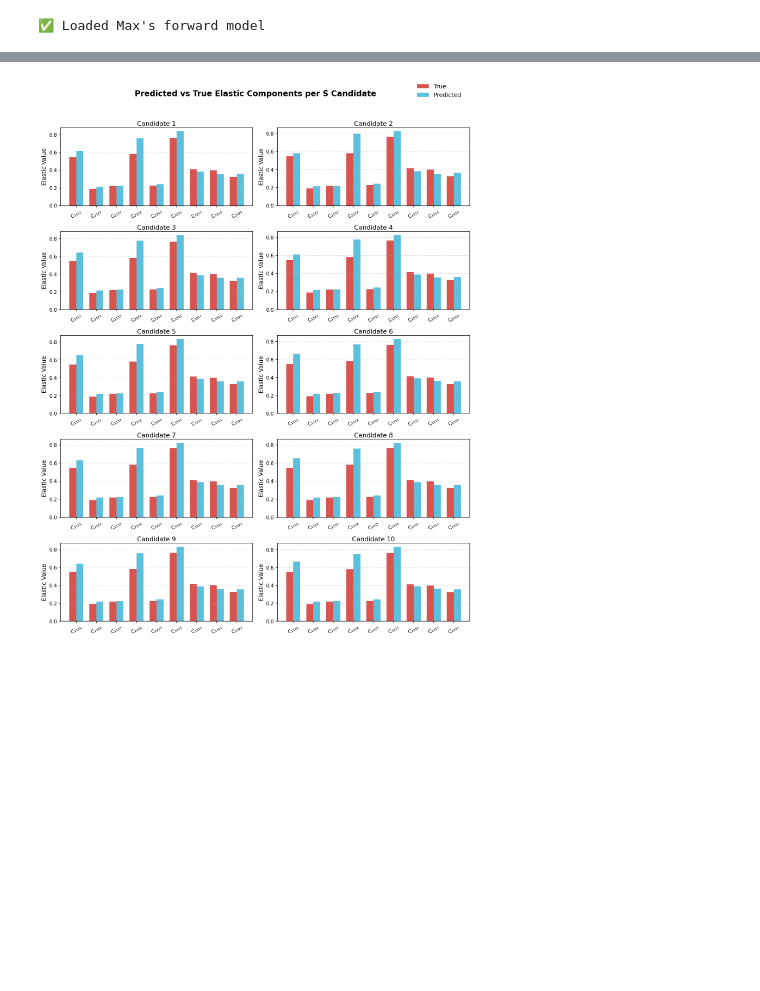
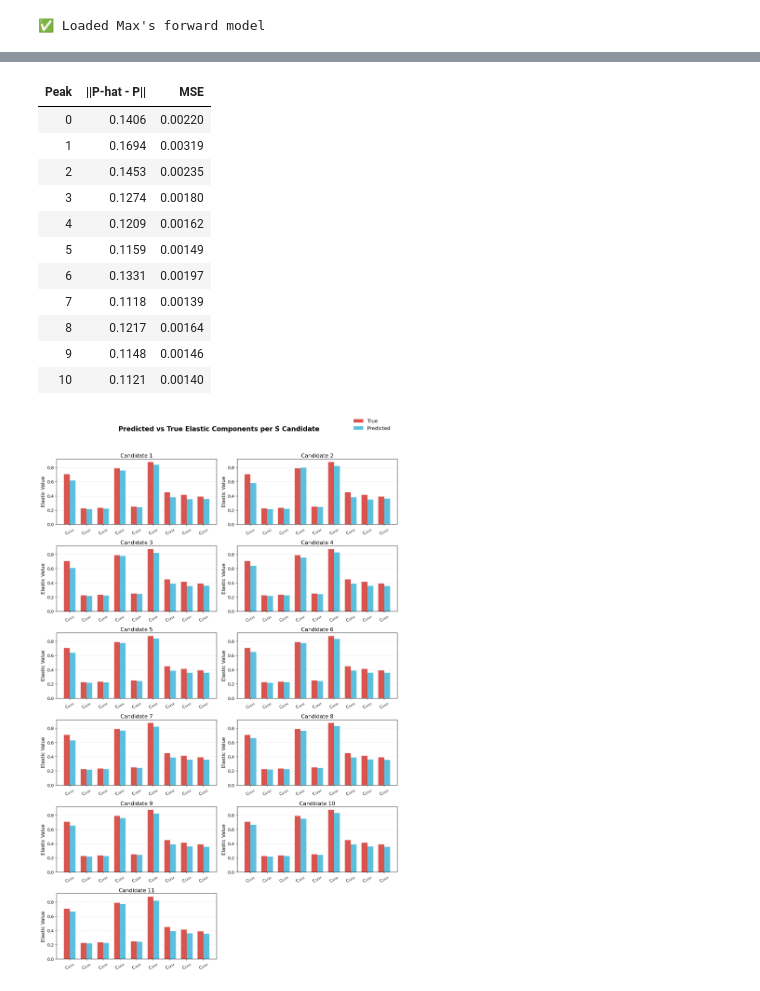
Before and after one commit to ellielin23/inverse_design_spinodoids, a Jupyter notebook: spinodoid_cvae/evaluate.ipynb, the cells around one changed output, grey strips where cells are left out. Cells and saved outputs as stored; diff of their text form; code cells hidden in the pictures; blank space fills up the shorter version.

Commit message:
fix normalization

```diff
--- a/spinodoid_cvae/evaluate.ipynb
+++ b/spinodoid_cvae/evaluate.ipynb
@@ -35,15 +40,11 @@ encoder_path = os.path.join(trial_dir, f"encoder_ckpt_{trial}.pt")
 config_path = os.path.join(trial_dir, f"config_{trial}.txt")
 print(f"✅ Loaded files from trial {trial} for {flow_type} flow")
 
-# trial_dir = f"checkpoints/trial_{trial}"
-# decoder_path = os.path.join(trial_dir, f"decoder_ckpt_{trial}.pt")
-# encoder_path = os.path.join(trial_dir, f"encoder_ckpt_{trial}.pt")
-# config_path = os.path.join(trial_dir, f"config_{trial}.txt")
-# print(f"✅ Loaded files from trial {trial}")
-
 # === load data ===
+target_index = 0
 P_all, S_all = load_dataset(DATA_PATH)
-P_target = P_all[0].unsqueeze(0).to(device)   # (1, P_dim)
-S_true = S_all[0].cpu().numpy()            # (S_dim,)
+P_target = P_all[target_index].unsqueeze(0).to(device)   # (1, P_dim)
+S_true = S_all[target_index].cpu().numpy()            # (S_dim,)
+print(f"✅ Set target index as 8")
 # %% [output]
 ✅ Loaded files from trial 7 for realnvp flow
@@ -59,12 +61,13 @@ P_DIM = config_dict["P_DIM"]
 LATENT_DIM = config_dict["LATENT_DIM"]
 DECODER_HIDDEN_DIMS = config_dict["DECODER_HIDDEN_DIMS"]
 ENCODER_HIDDEN_DIMS = config_dict["ENCODER_HIDDEN_DIMS"]
-USE_ATTENTION = config_dict["USE_ATTENTION"]
+USE_ATTENTION_DECODER = config_dict["USE_ATTENTION_DECODER"]
+USE_ATTENTION_ENCODER = config_dict["USE_ATTENTION_ENCODER"]
 
 # === initialize decoder ===
 decoder = get_decoder(
     use_flow=config_dict.get("USE_FLOW_DECODER", False),
-    use_attention=config_dict.get("USE_ATTENTION", False),
+    use_attention=config_dict.get("USE_ATTENTION_DECODER", False),
     S_dim=config_dict["S_DIM"],
     P_dim=config_dict["P_DIM"],
     latent_dim=config_dict["LATENT_DIM"],
@@ -81,7 +84,7 @@ print("✅ Loaded decoder from trial", trial)
 
 # === initialize encoder (for latent space visualization) ===
 encoder = get_encoder(
-    use_attention=False,
+    use_attention=USE_ATTENTION_ENCODER,
     S_dim=S_DIM,
     P_dim=P_DIM,
     latent_dim=LATENT_DIM,
@@ -251,11 +259,4 @@ WARNING:absl:No training configuration found in the save file, so the model was
 # %%
-import numpy as np
-import torch
-from utils.evaluate_utils import visualize_output as output
-from utils.evaluate_utils.normalization import compute_normalized_mse
-from sklearn.metrics import mean_squared_error
-import seaborn as sns
-
 # === load normalization constants ===
 P_mean = np.load("data/P_mean.npy")
 P_std = np.load("data/P_std.npy")
@@ -263,28 +264,13 @@ P_std = np.load("data/P_std.npy")
 # === evaluate peaks and get metrics (still in normalized space) ===
 P_target_original = P_target  # keep original shape
 P_target = np.array(P_target).flatten()  # flatten for plotting
-P_preds, errors, mses = output.evaluate_peaks(
-    S_hat_peaks,
-    P_target,
-    fNN,
-    extract_target_properties,
-    P_mean=P_mean,
-    P_std=P_std
+P_preds, errors, mses, df_peaks = output.evaluate_peaks(
+    S_hat_peaks, P_target, fNN, P_mean, P_std
 )
+
+P_target_unnorm = P_target * P_std + P_mean
 
 # === compute MSE manually on unnormalized values ===
 mean_mse = np.mean(mses)
-
-# === also compute normalized MSE ===
-normalized_mses = [compute_normalized_mse(pred, P_target) for pred in P_preds]
-mean_normalized_mse = np.mean(normalized_mses)
-
-print(f"\n📏 Mean MSE (unnormalized): {mean_mse:.4f}")
-print(f"📏 Mean Normalized MSE: {mean_normalized_mse:.4f}")
-
-# === plot predictions vs ground truth ===
-output.plot_all_P_preds_vs_true(P_preds, P_target)
-
-# === restore original P_target just in case ===
-P_target = P_target_original
+output.plot_all_P_preds_vs_true(P_preds, P_target_unnorm)
 # %% [output]
@@ -308 +278,13 @@ Peak   ||P_pred - P_true||    MSE (per peak)
+| Peak | ||P-hat - P|| | MSE |
+| 0 | 0.1406 | 0.00220 |
+| 1 | 0.1694 | 0.00319 |
+| 2 | 0.1453 | 0.00235 |
+| 3 | 0.1274 | 0.00180 |
+| 4 | 0.1209 | 0.00162 |
+| 5 | 0.1159 | 0.00149 |
+| 6 | 0.1331 | 0.00197 |
+| 7 | 0.1118 | 0.00139 |
+| 8 | 0.1217 | 0.00164 |
+| 9 | 0.1148 | 0.00146 |
+| 10 | 0.1121 | 0.00140 |
-[figure, old version]
+[figure, new version]
```
Also changed, not shown: parts of 13 cells of this notebook, 44 other files.
